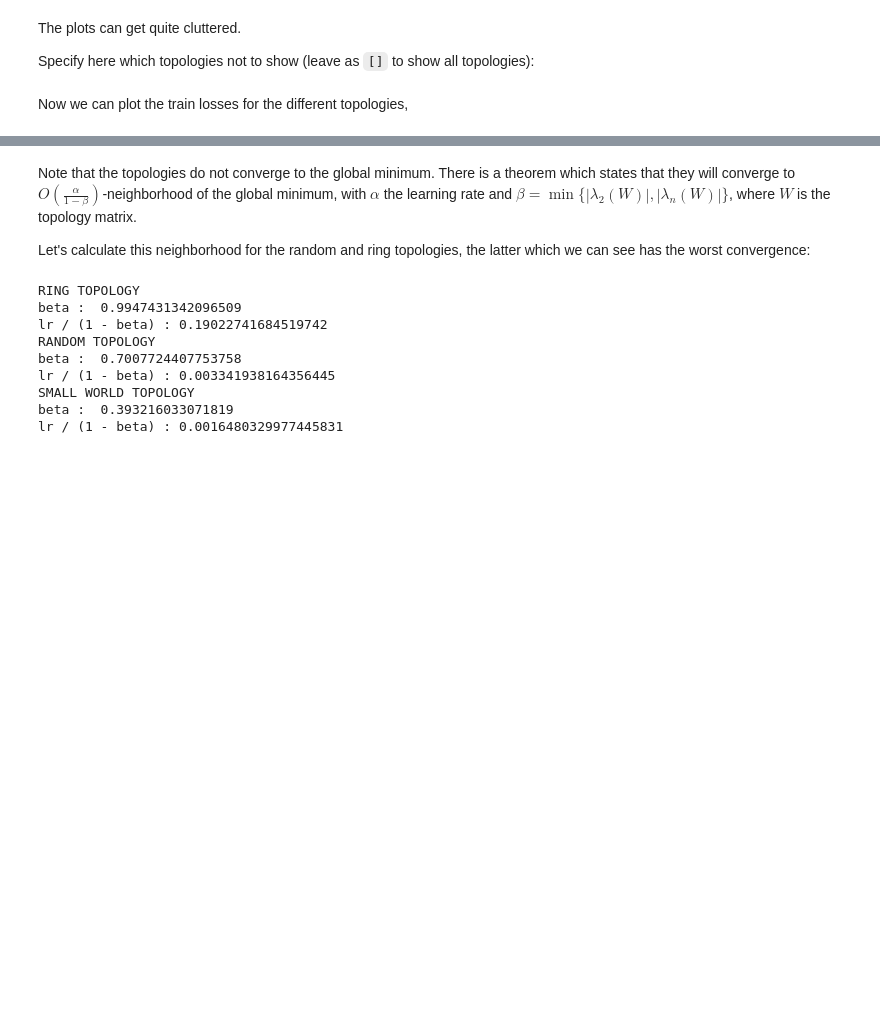
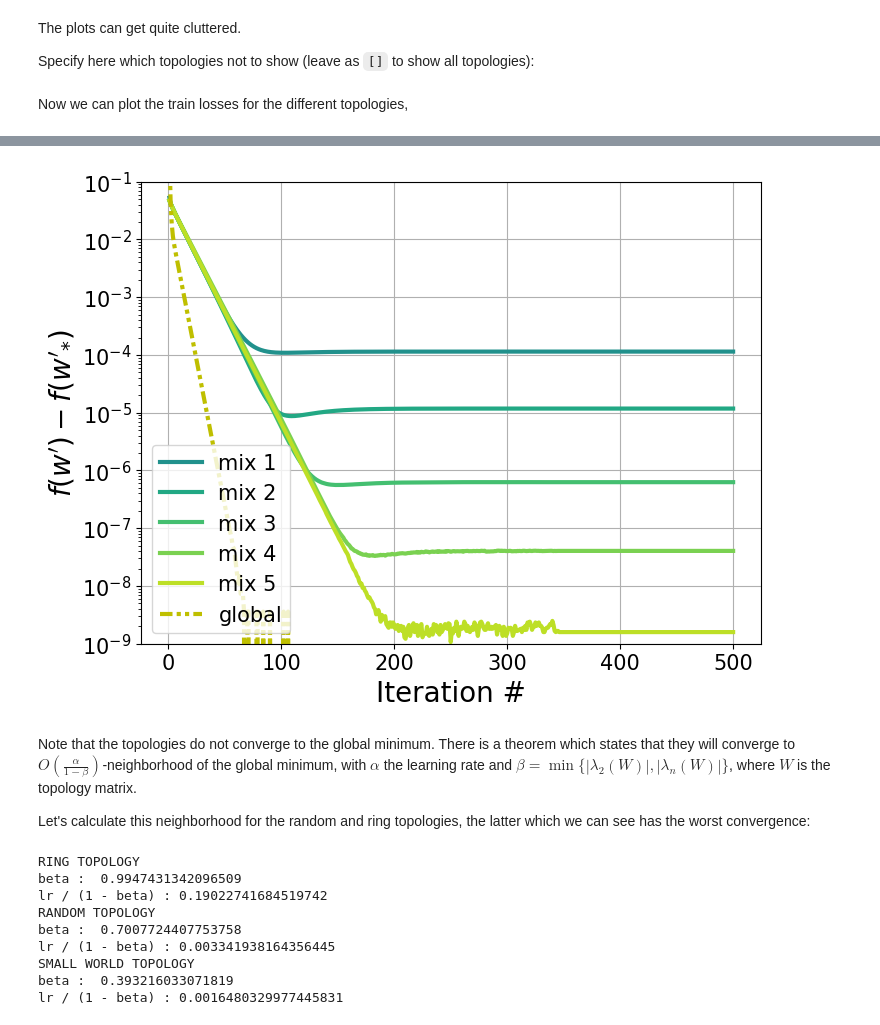
Before and after one commit to eelismie/OptForML-Project, a Jupyter notebook: notebooks/train_plots.ipynb, the cells around one changed output, grey strips where cells are left out. Drawn from its saved outputs; the diff is of its cells as text; code cells hidden in the pictures; blank space fills up the shorter version.

```diff
--- a/notebooks/train_plots.ipynb
+++ b/notebooks/train_plots.ipynb
@@ -275,0 +276,78 @@ beta : 0.39379662928642806
+# %%
+import itertools
+
+# plot options
+figsize = (8, 6)
+alpha = 0.1  # translucency
+shade = False  # show shaded area
+lw = 3  # line width
+annotate_beta = False # whether to show beta parameter
+
+plt.style.use('default')
+
+SMALL_SIZE = 15
+MEDIUM_SIZE = 20
+BIGGER_SIZE = 20
+
+plt.rc('font', size=SMALL_SIZE)          # controls default text sizes
+plt.rc('axes', titlesize=SMALL_SIZE)     # fontsize of the axes title
+plt.rc('axes', labelsize=MEDIUM_SIZE)    # fontsize of the x and y labels
+plt.rc('xtick', labelsize=SMALL_SIZE)    # fontsize of the tick labels
+plt.rc('ytick', labelsize=SMALL_SIZE)    # fontsize of the tick labels
+plt.rc('legend', fontsize=SMALL_SIZE)    # legend fontsize
+plt.rc('figure', titlesize=BIGGER_SIZE)  # fontsize of the figure title
+
+fig, axes = plt.subplots(1, 1, figsize=figsize)
+ax = axes
+# ax.set_xscale('log')
+ax.set_yscale('log')
+cmaps = dict(fc='viridis', random='magma', ring='cool', smallworld='copper')
+fmts = itertools.cycle(['-', '-.', '--', ':'])
+yoffsets = itertools.cycle([0.1, 0])
+for topo, d1 in dfs.groupby('topo'):
+    if topo in exclude_topos:
+        continue
+
+    cmap = plt.get_cmap(cmaps[topo])
+    fmt = next(fmts)
+    M = len([_ for _ in d1.groupby('mixing_steps')])
+    ind = 0
+
+    for mixing_steps, d2 in d1.groupby('mixing_steps'):
+        print(topo, nb_nodes, lr, mixing_steps)
+
+        xaxis = range(1, len(d4['loss'])+1)
+
+        color = cmap(ind*0.5/M + 0.5)
+        ind += 1
+
+        ax.plot(xaxis, d2['loss']-global_opt, fmt, lw=lw,
+                label=f'mix {int(mixing_steps)}', color=color)
+        if shade:
+            ax.fill_between(xaxis,
+                            d2['min_loss']-global_opt,
+                            d2['max_loss']-global_opt,
+                            alpha=alpha, color=color)
+        if annotate_beta:
+            ax_annotate_beta(ax, d3['loss']-global_opt,
+                             topo, int(nb_nodes), lr, yoffset=next(yoffsets))
+
+p = ax.plot(xaxis, m_gl_losses[:len(xaxis)]-global_opt, 'y', linestyle=(0, (3, 1, 1, 1, 1, 1)), lw=lw, label='global')
+color = p[0].get_color()
+if shade:
+    ax.fill_between(xaxis,
+                    l_gl_losses[:len(xaxis)]-global_opt,
+                    h_gl_losses[:len(xaxis)]-global_opt,
+                    alpha=alpha, color=color)
+
+ax.legend(loc="lower left")
+ax.set_xlabel('Iteration #')
+ax.set_ylabel(r"$f(w')-f(w'_{*})$")
+if annotate_beta:
+    ax.set_xlim(1, xaxis[-1]*1.15)
+    ax.set_ylim(1e-7, 0.1)
+else:
+    ax.set_ylim(1e-9, 0.1)
+ax.grid()
+plt.show()
+# %% [output]
@@ -276,3 +359,4 @@ beta : 0.39379662928642806
+[figure, added]
 # %% [markdown]
 Note that the topologies do not converge to the global minimum. There is a theorem which states that they will converge to $O\left(\frac{\alpha}{1-\beta}\right)$-neighborhood of the global minimum, with $\alpha$ the learning rate and $\beta=\min\{|\lambda_2(W)|, |\lambda_n(W)|\}$, where $W$ is the topology matrix.
 
```
Also changed, not shown: parts of 6 cells of this notebook, 5 other files.
